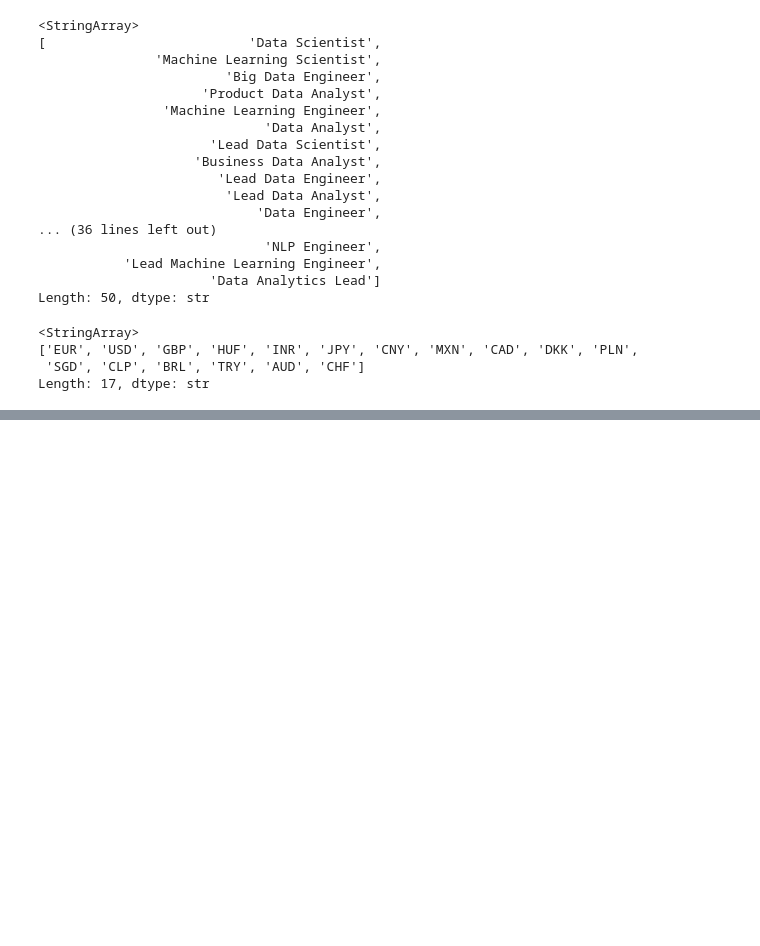
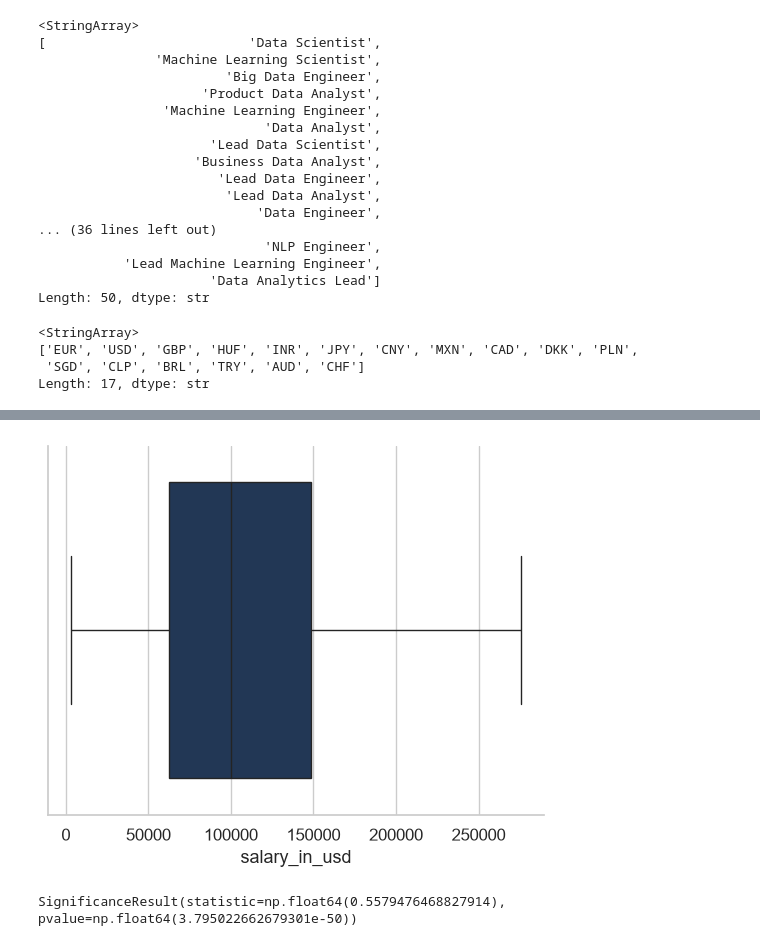
Before and after one commit to VictoriaPulman/Job_market_analysis, a Jupyter notebook: data_analysis.ipynb, the cells around one changed output, grey strips where cells are left out. Saved outputs shown, nothing was run; the diff lists cells and outputs as text; code cells hidden in the pictures; blank space fills up the shorter version.

```diff
--- a/data_analysis.ipynb
+++ b/data_analysis.ipynb
@@ -101,0 +124,11 @@ Length: 17, dtype: str
+# %%
+data = data[data.salary_in_usd < 300_000]
+sns.boxplot(data=data,x="salary_in_usd");
+plt.savefig('images/salary_chart2.png', dpi=300, bbox_inches='tight')
+plt.show()
+# %% [output]
+[figure, added]
+# %%
+spearmanr(data.salary_in_usd, data.experience_level) # p-value < 0.05
+# %% [output]
+SignificanceResult(statistic=np.float64(0.5579476468827914), pvalue=np.float64(3.795022662679301e-50))
```
Also changed, not shown: parts of 8 cells of this notebook, 7 other files.
